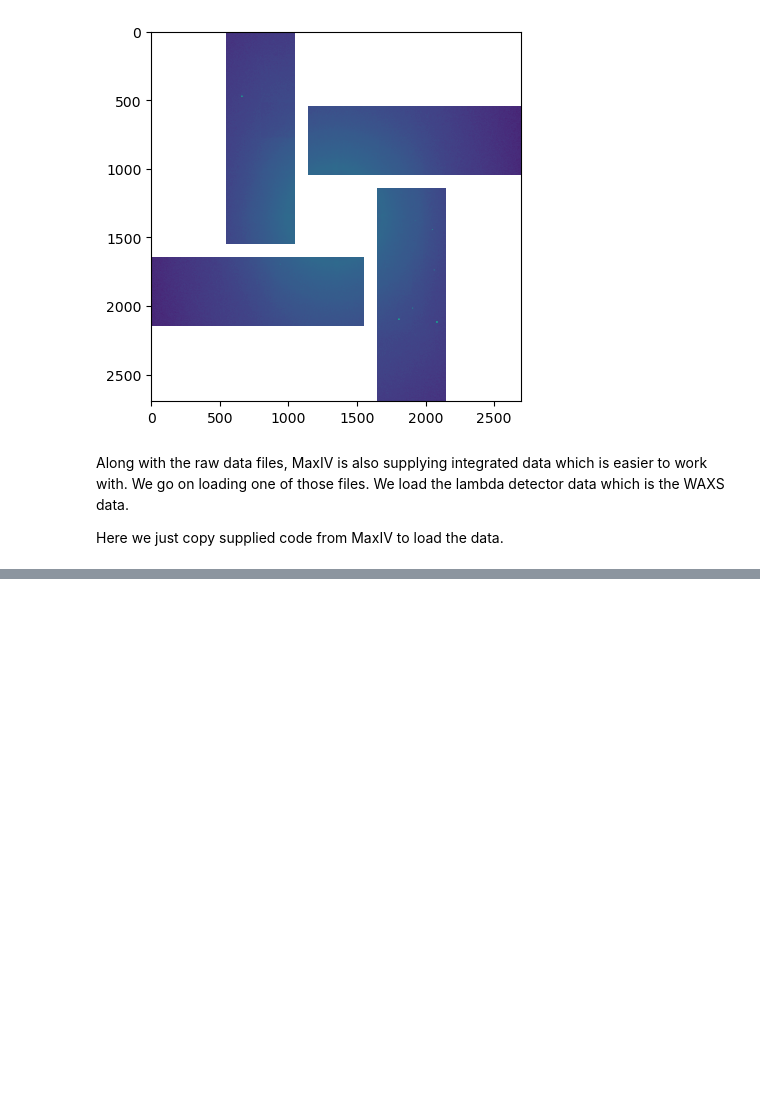
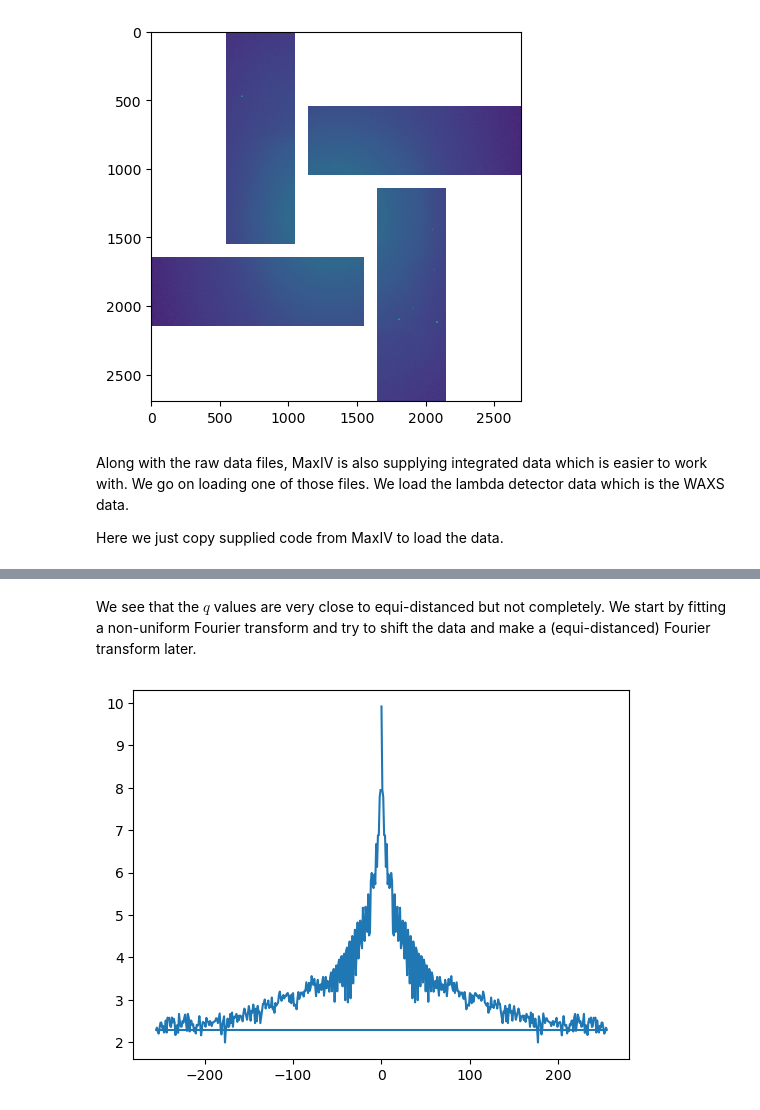
Before and after one commit to J-Holger/MVE386, a Jupyter notebook: chalmers/holger.ipynb, the cells around one changed output, grey strips where cells are left out. Saved outputs shown, nothing was run; the diff lists cells and outputs as text; code cells hidden in the pictures; blank space fills up the shorter version.

```diff
--- a/chalmers/holger.ipynb
+++ b/chalmers/holger.ipynb
@@ -164,0 +224,10 @@ data['I'][1::2,:,:,:] = data['I'][1::2,::-1,:,:]
+# %% [markdown]
+We see that the $q$ values are very close to equi-distanced but not completely. We start by fitting a non-uniform Fourier transform and try to shift the data and make a (equi-distanced) Fourier transform later.
+# %%
+f_hat_dft = np.fft.fft(I)
+freq = np.fft.fftfreq(f_hat_dft.size, 1 / f_hat_dft.size)
+
+plt.plot(freq, np.log(np.abs(f_hat_dft)))
+plt.show()
+# %% [output]
+[figure, added]
```
Also changed, not shown: parts of 19 cells of this notebook.
